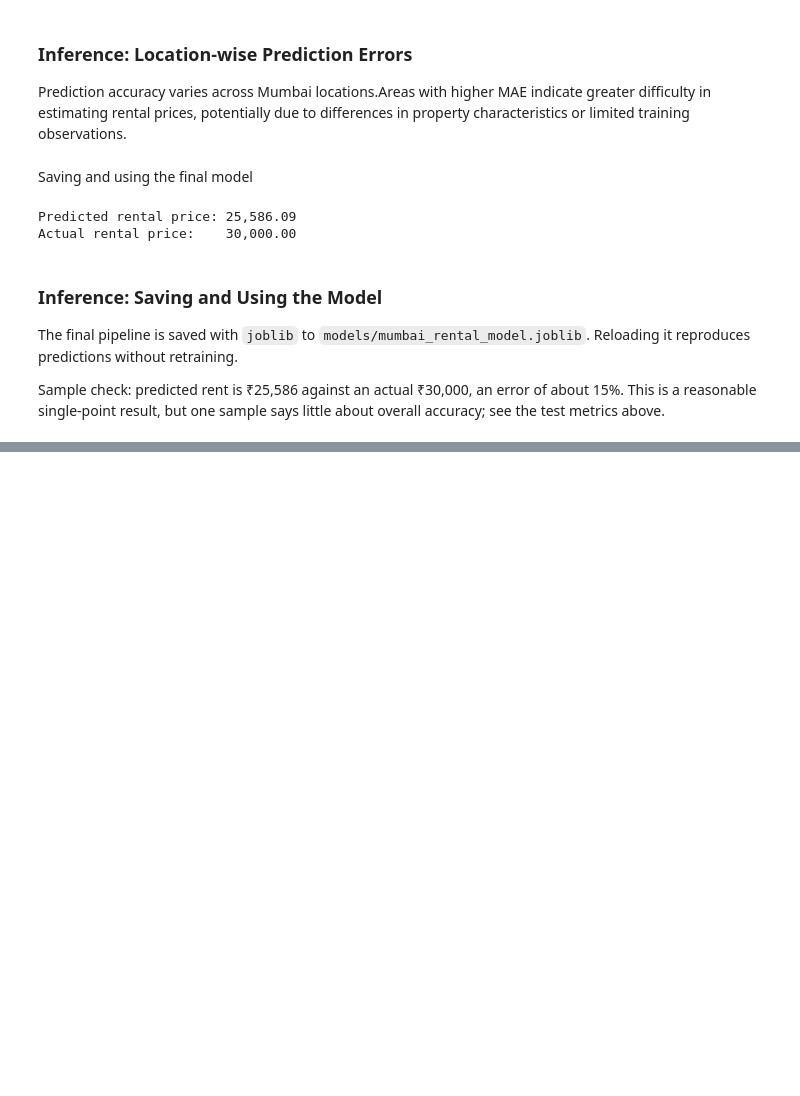
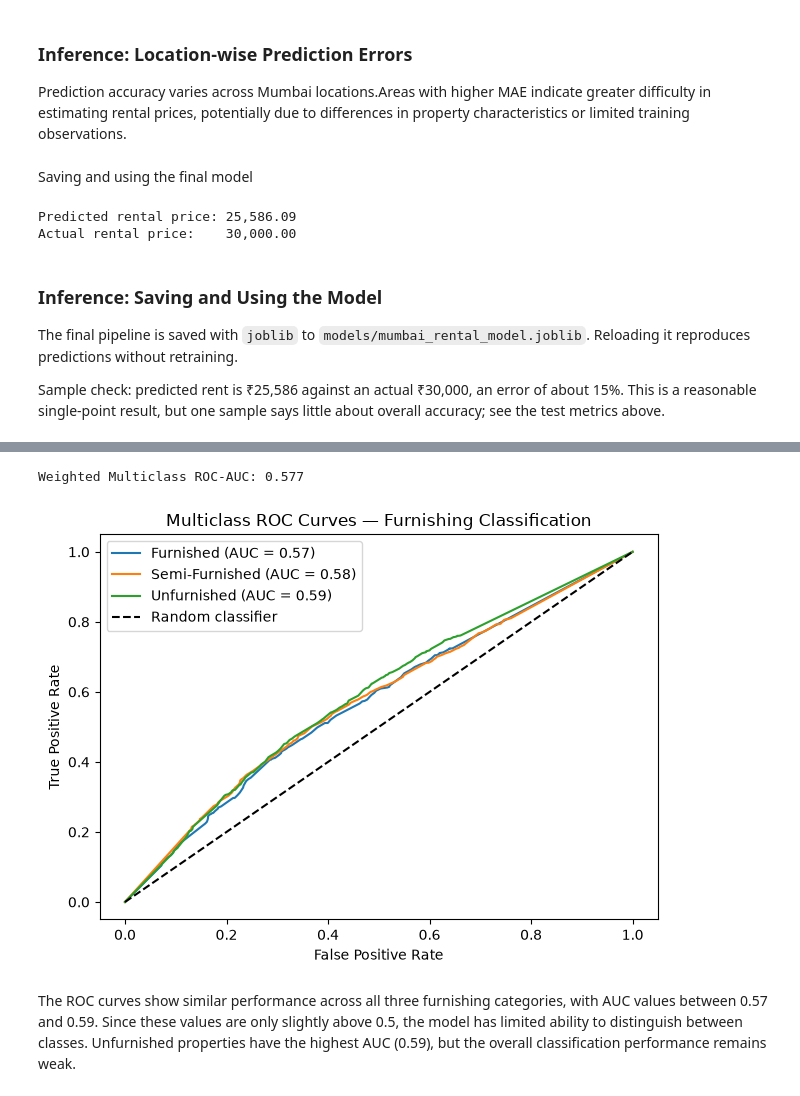
Before and after one commit to iaac-maai/group-3-day2-assignment, a Jupyter notebook: notebooks/supervised_learning.ipynb, the cells around one changed output, grey strips where cells are left out. Saved outputs shown, nothing was run; the diff lists cells and outputs as text; code cells hidden in the pictures; blank space fills up the shorter version.

```diff
--- a/notebooks/supervised_learning.ipynb
+++ b/notebooks/supervised_learning.ipynb
@@ -2219,0 +2538,41 @@ Sample check: predicted rent is ₹25,586 against an actual ₹30,000, an error
+# %%
+from sklearn.metrics import roc_auc_score
+from sklearn.preprocessing import label_binarize
+
+classes = model.classes_
+y_test_binary = label_binarize(y_test, classes=classes)
+y_prob = model.predict_proba(X_test)
+
+auc = roc_auc_score(
+    y_test_binary, y_prob,
+    multi_class="ovr",
+    average="weighted"
+)
+
+print("Weighted Multiclass ROC-AUC:", round(auc, 3))
+# %% [output]
+Weighted Multiclass ROC-AUC: 0.577
+# %%
+from sklearn.metrics import roc_curve, auc
+from sklearn.preprocessing import label_binarize
+import matplotlib.pyplot as plt
+
+classes = model.classes_
+y_test_binary = label_binarize(y_test, classes=classes)
+y_prob = model.predict_proba(X_test)
+
+for i, label in enumerate(classes):
+    fpr, tpr, _ = roc_curve(y_test_binary[:, i], y_prob[:, i])
+    plt.plot(fpr, tpr, label=f"{label} (AUC = {auc(fpr, tpr):.2f})")
+
+plt.plot([0, 1], [0, 1], "k--", label="Random classifier")
+plt.xlabel("False Positive Rate")
+plt.ylabel("True Positive Rate")
+plt.title("Multiclass ROC Curves — Furnishing Classification")
+plt.legend()
+plt.tight_layout()
+plt.show()
+# %% [output]
+[figure, added]
+# %% [markdown]
+The ROC curves show similar performance across all three furnishing categories, with AUC values between 0.57 and 0.59. Since these values are only slightly above 0.5, the model has limited ability to distinguish between classes. Unfurnished properties have the highest AUC (0.59), but the overall classification performance remains weak.
```
Also changed, not shown: parts of 48 cells of this notebook, 3 other files.
